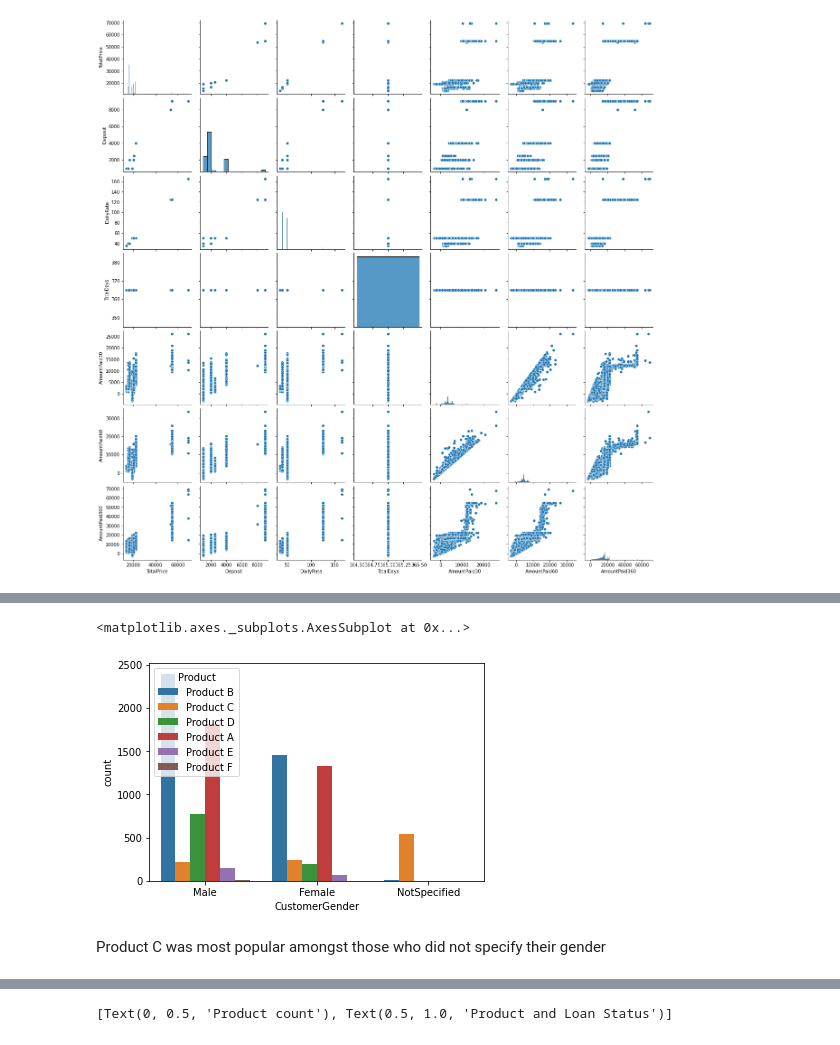
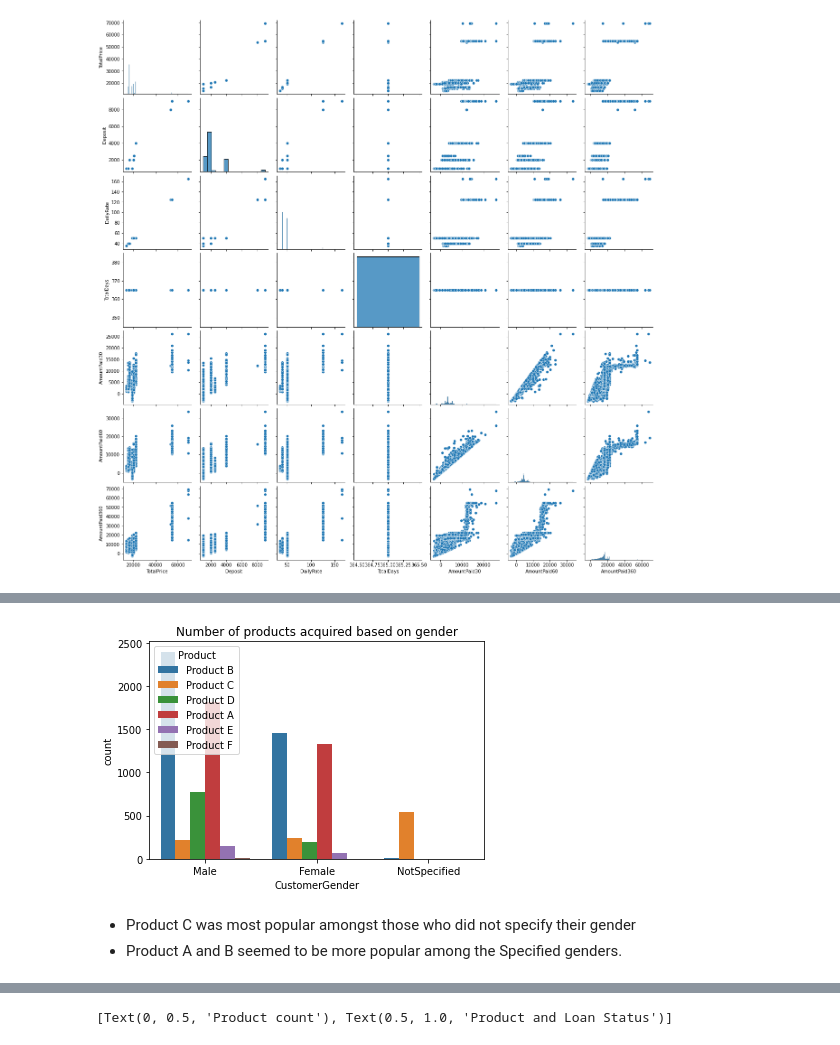
Before and after one commit to WinnieAnyoso/Kopa_Project_LDA, a Jupyter notebook: Kopa_Project1.ipynb, the cells around one changed output, grey strips where cells are left out. Drawn from its saved outputs; the diff is of its cells as text; code cells hidden in the pictures.

```diff
--- a/Kopa_Project1.ipynb
+++ b/Kopa_Project1.ipynb
@@ -231,9 +238,11 @@ sns.countplot('CustomerGender' , hue = 'LoanStatus360', data = df )
 # %%
 sns.countplot('CustomerGender' , hue = 'Product', data = df)
+plt.title("Number of products acquired based on gender")
+plt.show()
 # %% [output]
-<matplotlib.axes._subplots.AxesSubplot at 0x...>
-[figure, old version]
+[figure, new version]
 # %% [markdown]
-Product C was most popular amongst those who did not specify their gender
+* Product C was most popular amongst those who did not specify their gender
+* Product A and B seemed to be more popular among the Specified genders.
 # %%
 sns.countplot('LoanStatus360', hue ='Product', data=df)
```
Also changed, not shown: parts of 11 cells of this notebook.
